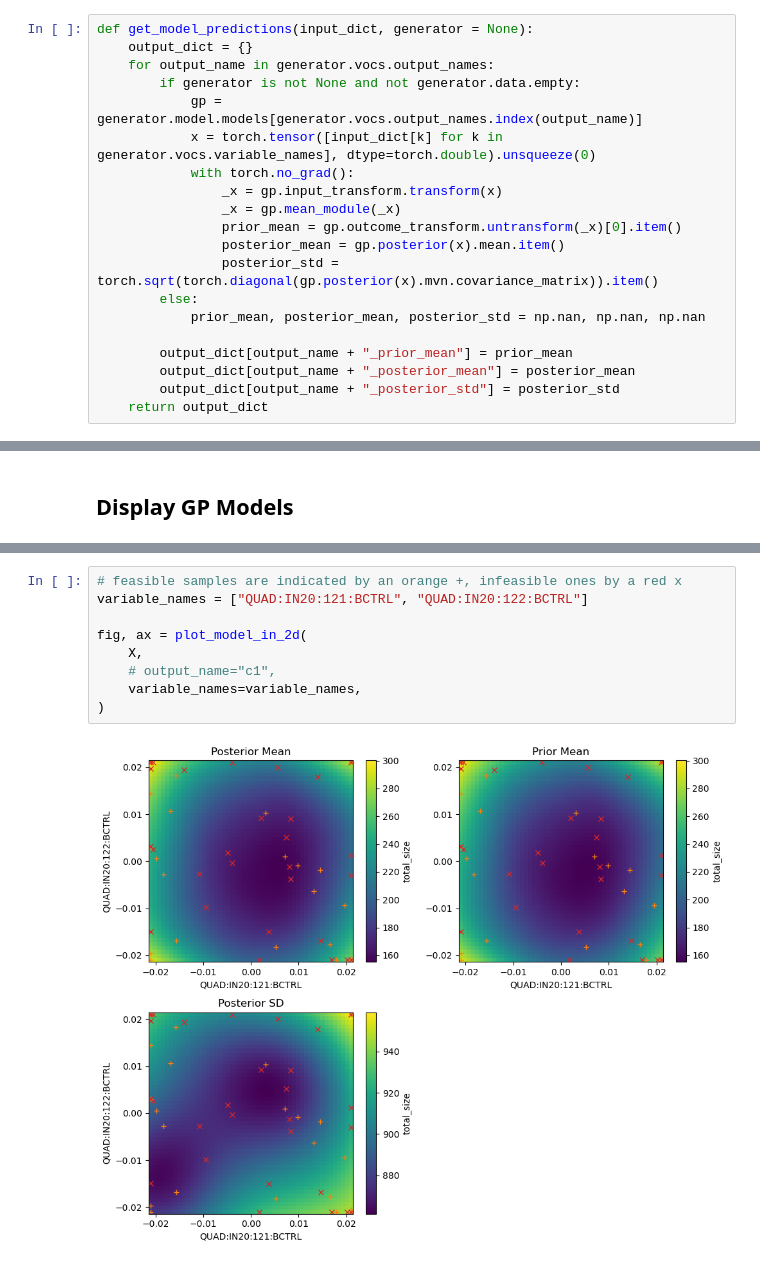
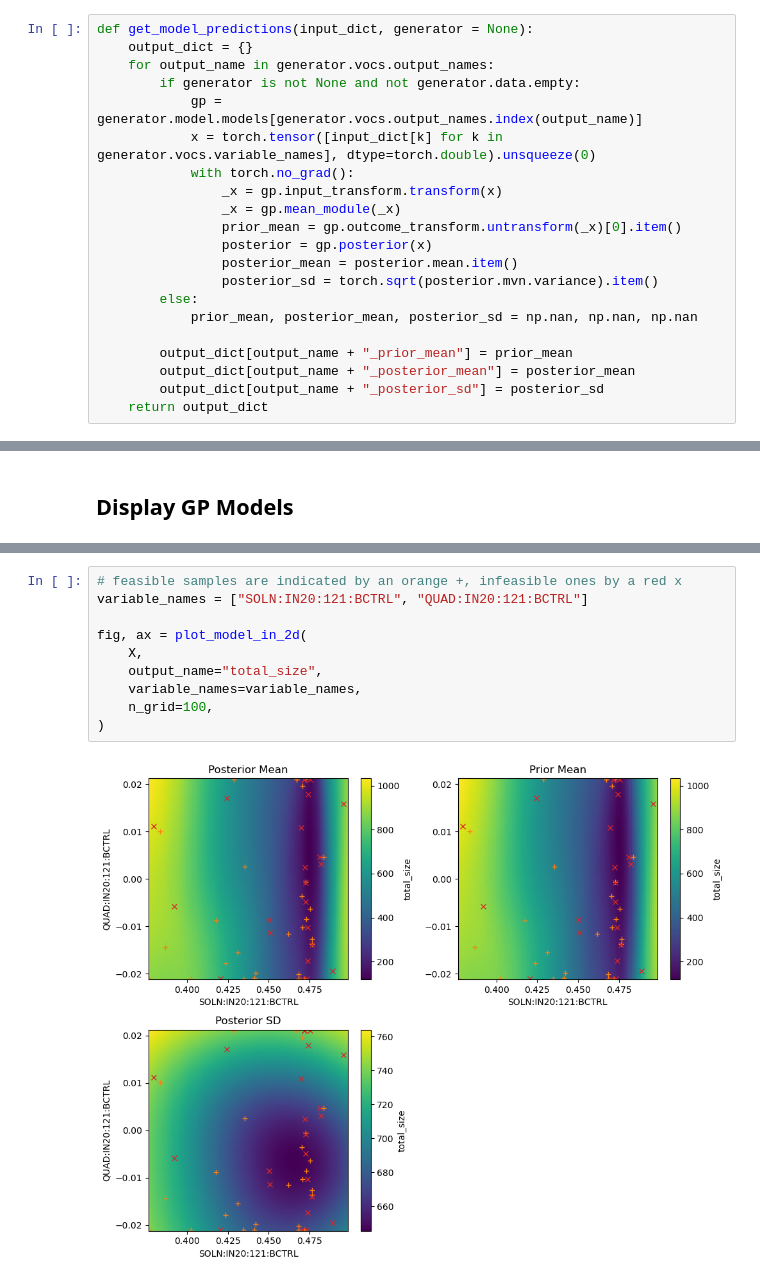
Before and after one commit to t-bz/SLAC_Xopt, a Jupyter notebook: lcls/nn_prior/offline_test_nn_optimization.ipynb, the cells around one changed output, grey strips where cells are left out. Drawn from its saved outputs; the diff is of its cells as text.

Commit message:
Improve computation of GP posterior predictions

```diff
--- a/lcls/nn_prior/offline_test_nn_optimization.ipynb
+++ b/lcls/nn_prior/offline_test_nn_optimization.ipynb
@@ -121,14 +122,15 @@ def get_model_predictions(input_dict, generator = None):
                 _x = gp.input_transform.transform(x)
                 _x = gp.mean_module(_x)
                 prior_mean = gp.outcome_transform.untransform(_x)[0].item()
-                posterior_mean = gp.posterior(x).mean.item()
-                posterior_std = torch.sqrt(torch.diagonal(gp.posterior(x).mvn.covariance_matrix)).item()
+                posterior = gp.posterior(x)
+                posterior_mean = posterior.mean.item()
+                posterior_sd = torch.sqrt(posterior.mvn.variance).item()
         else:
-            prior_mean, posterior_mean, posterior_std = np.nan, np.nan, np.nan
+            prior_mean, posterior_mean, posterior_sd = np.nan, np.nan, np.nan
 
         output_dict[output_name + "_prior_mean"] = prior_mean
         output_dict[output_name + "_posterior_mean"] = posterior_mean
-        output_dict[output_name + "_posterior_std"] = posterior_std
+        output_dict[output_name + "_posterior_sd"] = posterior_sd
     return output_dict
 # %%
 # Xopt evaluator function
@@ -194,11 +201,12 @@ X.data[["total_size_" + k for k in ["prior_mean", "posterior_mean", "posterior_s
 # %%
 # feasible samples are indicated by an orange +, infeasible ones by a red x
-variable_names = ["QUAD:IN20:121:BCTRL", "QUAD:IN20:122:BCTRL"]
+variable_names = ["SOLN:IN20:121:BCTRL", "QUAD:IN20:121:BCTRL"]
 
 fig, ax = plot_model_in_2d(
     X,
-    # output_name="c1",
+    output_name="total_size",
     variable_names=variable_names,
+    n_grid=100,
 )
 # %% [output]
-[figure, old version]
+[figure, new version]
```
Also changed, not shown: parts of 6 cells of this notebook, 1 other file.
